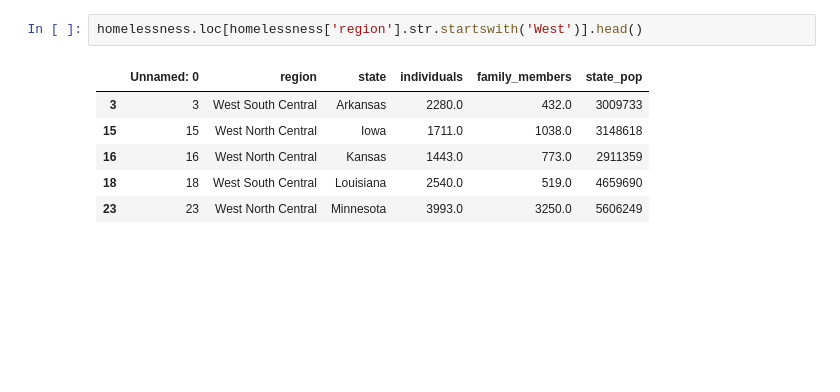
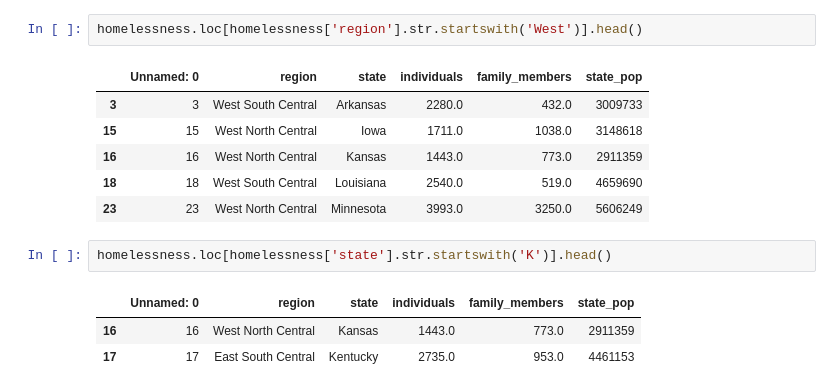
Before and after one commit to UvoChrollo/Pythonista, a Jupyter notebook: Notebook/Data Manipulation/Introduction to Data Manipulation.ipynb, the cells around one changed output. Drawn from its saved outputs; the diff is of its cells as text; blank space fills up the shorter version.

```diff
--- a/Notebook/Data Manipulation/Introduction to Data Manipulation.ipynb
+++ b/Notebook/Data Manipulation/Introduction to Data Manipulation.ipynb
@@ -235,3 +316,9 @@ homelessness.loc[homelessness['region'].str.startswith('West')].head()
 | 16 | 16 | West North Central | Kansas | 1443.0 | 773.0 | 2911359 |
 | 18 | 18 | West South Central | Louisiana | 2540.0 | 519.0 | 4659690 |
 | 23 | 23 | West North Central | Minnesota | 3993.0 | 3250.0 | 5606249 |
+# %%
+homelessness.loc[homelessness['state'].str.startswith('K')].head()
+# %% [output]
+|  | Unnamed: 0 | region | state | individuals | family_members | state_pop |
+| 16 | 16 | West North Central | Kansas | 1443.0 | 773.0 | 2911359 |
+| 17 | 17 | East South Central | Kentucky | 2735.0 | 953.0 | 4461153 |
```
Also changed, not shown: parts of 15 cells of this notebook.
